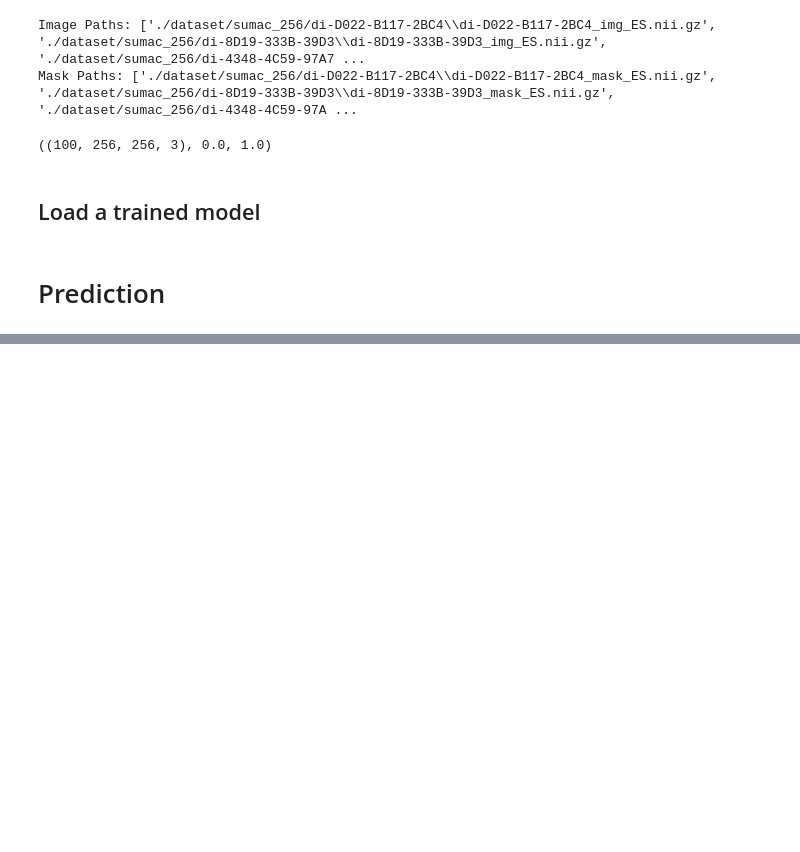
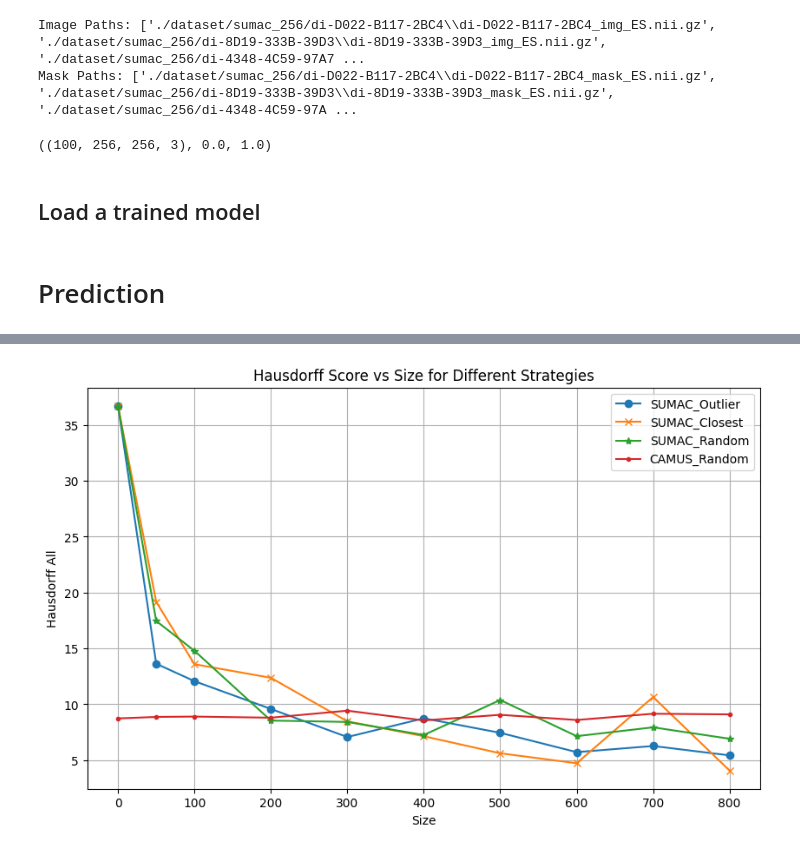
Before and after one commit to avalanchezy/Unet, a Jupyter notebook: Result/TF2_test_CAMUS+SUMAC_BestModel.ipynb, the cells around one changed output, grey strips where cells are left out. Drawn from its saved outputs; the diff is of its cells as text; code cells hidden in the pictures; blank space fills up the shorter version.

```diff
--- a/Result/TF2_test_CAMUS+SUMAC_BestModel.ipynb
+++ b/Result/TF2_test_CAMUS+SUMAC_BestModel.ipynb
@@ -200,7 +201,9 @@ from IPython.display import display, HTML
 import matplotlib.pyplot as plt
 from keras_unet.evaluation import evaluate_set
 
-sizes0 = [800, 700, 600, 500, 400, 300, 200, 100, 70, 50, 30, 20, 10, 0]
+# sizes0 = [800, 700, 600, 500, 400, 300, 200, 100, 70, 50, 30, 20, 10, 0]
+# sizes0 = [100, 70, 50, 30, 20, 10, 0]
+sizes0 = [800, 700, 600, 500, 400, 300, 200, 100, 50, 0]
 
 def EvaluateSUAMC(X, y, model_path, size):
     model = models.load_model(model_path, custom_objects={'dice_coef': dice_coef, 'dice_loss': dice_loss})
@@ -223,7 +226,7 @@ def EvaluateSUAMC(X, y, model_path, size):
     overall_results_df.plot(kind='bar', figsize=(8,4)).legend()
     plt.show()
 
-    return dice_all[0]
+    return dice_all[0], hausdorff_all[0], assd_all[0]
 
 def EvaluateCAMUS(X, y, model_path, size):
     model = models.load_model(model_path, custom_objects={'dice_coef': dice_coef, 'dice_loss': dice_loss})
@@ -244,7 +247,7 @@ def EvaluateCAMUS(X, y, model_path, size):
     overall_results_df.plot(kind='bar', figsize=(8,4)).legend()
     plt.show()
 
-    return dice_all[0]
+    return dice_all[0], hausdorff_all[0], assd_all[0]
 # %%
 # Store results
 dice_scores_SR = []
@@ -306,0 +348,16 @@ plt.show()
+# %%
+# Plotting the results
+plt.figure(figsize=(10, 6))
+plt.plot(sizes0, hausdorff_SO, marker='o', label='SUMAC_Outlier')
+plt.plot(sizes0, hausdorff_SC, marker='x', label='SUMAC_Closest')
+plt.plot(sizes0, hausdorff_SR, marker='*', label='SUMAC_Random')
+plt.plot(sizes0, hausdorff_CR, marker='.', label='CAMUS_Random')
+# plt.plot(sizes0, dice_scores_SC, marker='x', label='CAMUS_Outlier')
+plt.xlabel('Size')
+plt.ylabel('Hausdorff All')
+plt.title('Hausdorff Score vs Size for Different Strategies')
+plt.legend()
+plt.grid(True)
+plt.show()
+# %% [output]
+[figure, added]
```
Also changed, not shown: parts of 5 cells of this notebook.
